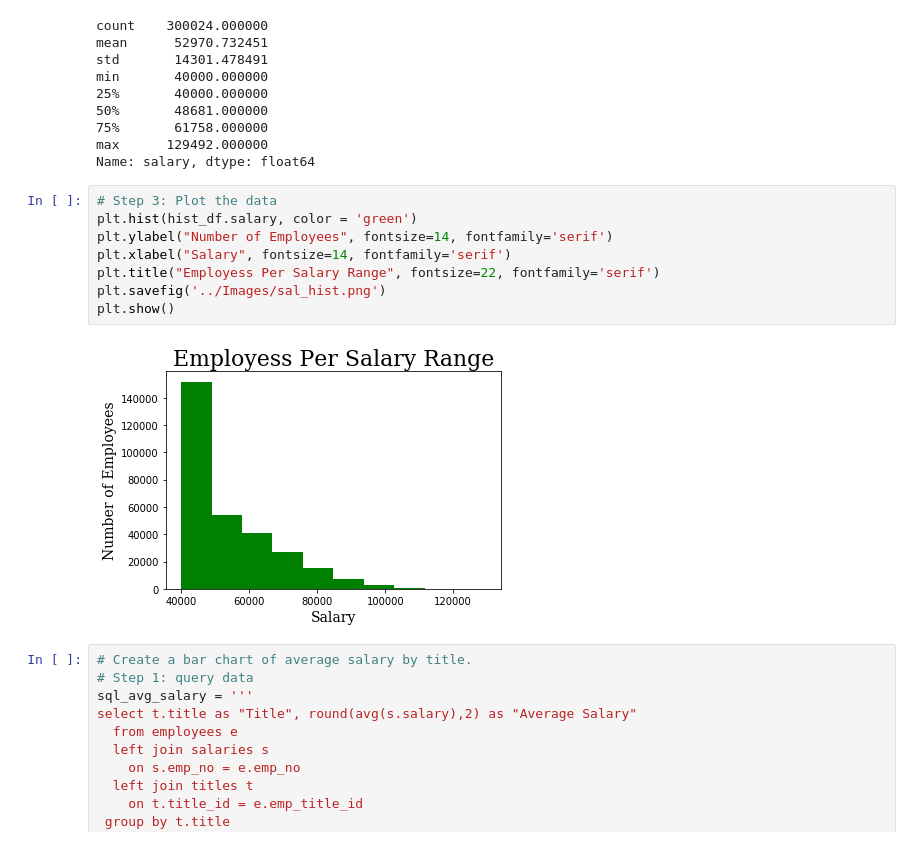
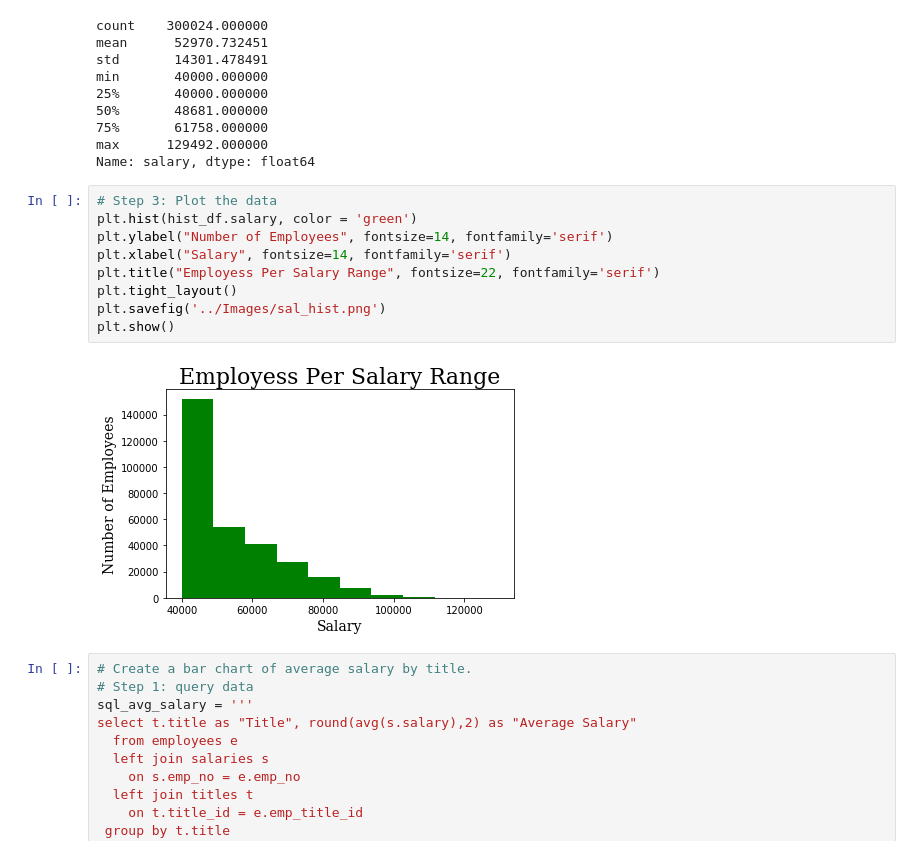
Before and after one commit to brainmagmo/sql-challenge, a Jupyter notebook: EmployeeSQL/Scripts/Bonus.ipynb, the cells around one changed output. Saved outputs shown, nothing was run; the diff lists cells and outputs as text.

Commit message:
Fixed Graph Images

```diff
--- a/EmployeeSQL/Scripts/Bonus.ipynb
+++ b/EmployeeSQL/Scripts/Bonus.ipynb
@@ -50,13 +50,14 @@ Name: salary, dtype: float64
 # %%
 # Step 3: Plot the data
 plt.hist(hist_df.salary, color = 'green')
 plt.ylabel("Number of Employees", fontsize=14, fontfamily='serif')
 plt.xlabel("Salary", fontsize=14, fontfamily='serif')
 plt.title("Employess Per Salary Range", fontsize=22, fontfamily='serif')
+plt.tight_layout()
 plt.savefig('../Images/sal_hist.png')
 plt.show()
 # %% [output]
-[figure, old version]
+[figure, new version]
 # %%
 # Create a bar chart of average salary by title.
 # Step 1: query data
```
Also changed, not shown: parts of 1 cell of this notebook, 2 other files.
